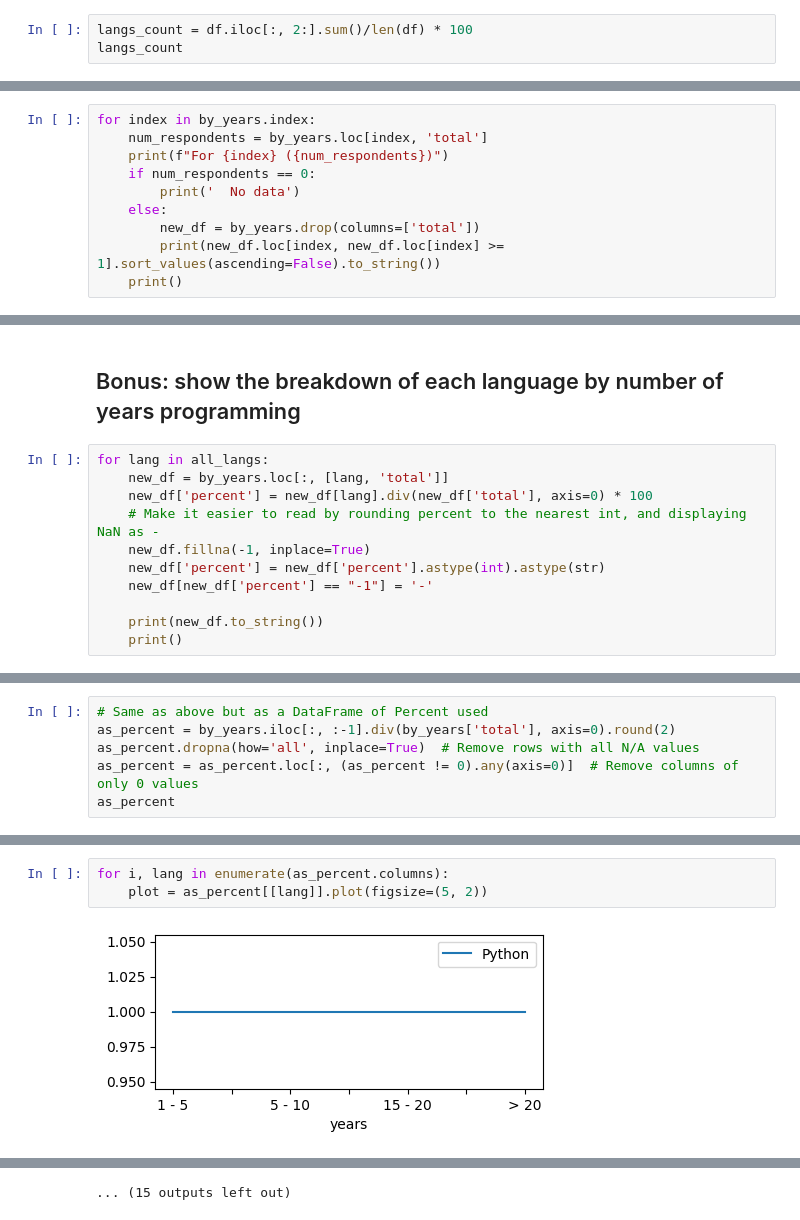
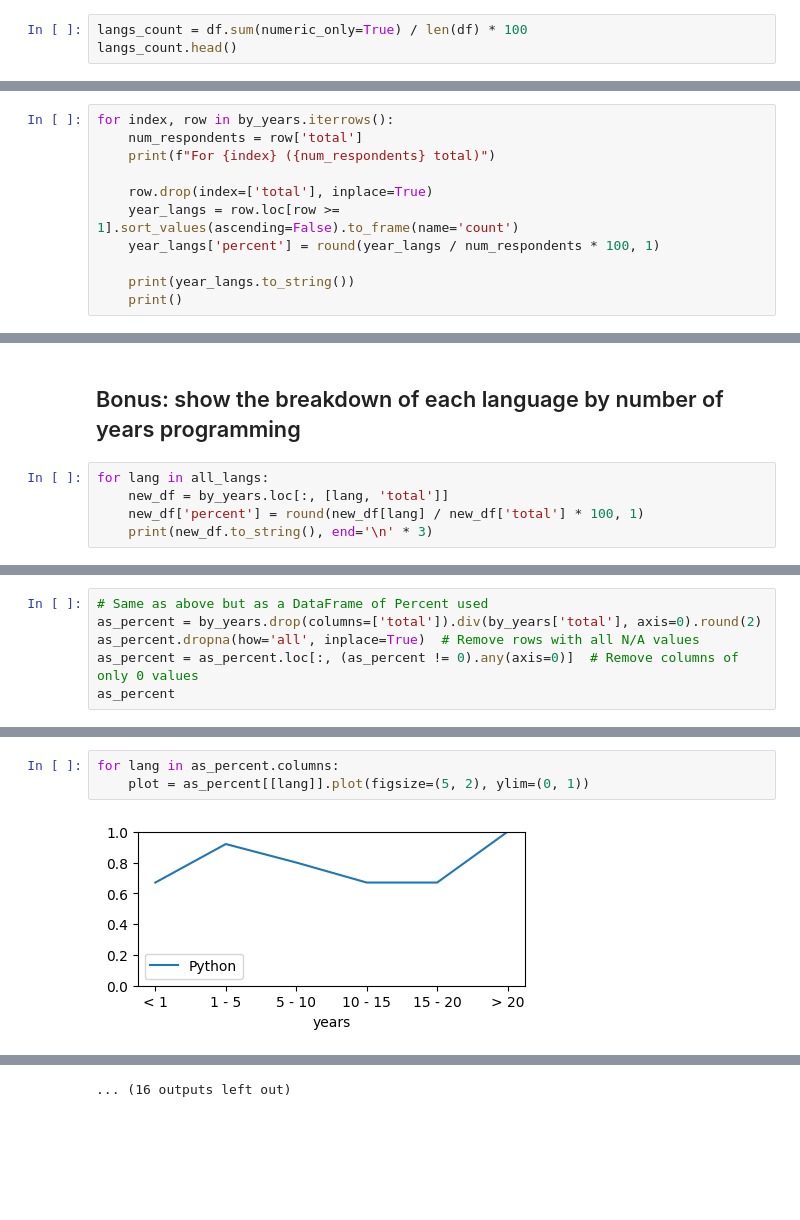
Before and after one commit to ariannedee/python-data-structures, a Jupyter notebook: project/sample_solutions/proj_4_pandas.ipynb, the cells around one changed output, grey strips where cells are left out. Saved outputs shown, nothing was run; the diff lists cells and outputs as text; blank space fills up the shorter version.

```diff
--- a/project/sample_solutions/proj_4_pandas.ipynb
+++ b/project/sample_solutions/proj_4_pandas.ipynb
@@ -101,6 +119,6 @@ Print each language as `"{position}: {language} ({percent_known}%)"`, in order f
 
 e.g. **1: Python (93%)**
 # %%
-langs_count = df.iloc[:, 2:].sum()/len(df) * 100
-langs_count
+langs_count = df.sum(numeric_only=True) / len(df) * 100
+langs_count.head()
 # %% [output]
@@ -196,13 +192,14 @@ by_years
 | Unknown | 0 | 0 | 0 | 0 | 0 | 0 | 0 | 0 | 0 | 0 | ... |
 7 rows × 33 columns
 # %%
-for index in by_years.index:
-    num_respondents = by_years.loc[index, 'total']
-    print(f"For {index} ({num_respondents})")
-    if num_respondents == 0:
-        print('  No data')
-    else:
-        new_df = by_years.drop(columns=['total'])
-        print(new_df.loc[index, new_df.loc[index] >= 1].sort_values(ascending=False).to_string())
+for index, row in by_years.iterrows():
+    num_respondents = row['total']
+    print(f"For {index} ({num_respondents} total)")
+
+    row.drop(index=['total'], inplace=True)
+    year_langs = row.loc[row >= 1].sort_values(ascending=False).to_frame(name='count')
+    year_langs['percent'] = round(year_langs / num_respondents * 100, 1)
+
+    print(year_langs.to_string())
     print()
 # %% [output]
@@ -228,12 +225,6 @@ For Unknown (0)
 # %%
 for lang in all_langs:
     new_df = by_years.loc[:, [lang, 'total']]
-    new_df['percent'] = new_df[lang].div(new_df['total'], axis=0) * 100
-    # Make it easier to read by rounding percent to the nearest int, and displaying NaN as -
-    new_df.fillna(-1, inplace=True)
-    new_df['percent'] = new_df['percent'].astype(int).astype(str)
-    new_df[new_df['percent'] == "-1"] = '-'
-
-    print(new_df.to_string())
-    print()
+    new_df['percent'] = round(new_df[lang] / new_df['total'] * 100, 1)
+    print(new_df.to_string(), end='\n' * 3)
 # %% [output]
@@ -257,6 +248,6 @@ Unknown      -     -       -
 # %%
 # Same as above but as a DataFrame of Percent used
-as_percent = by_years.iloc[:, :-1].div(by_years['total'], axis=0).round(2)
+as_percent = by_years.drop(columns=['total']).div(by_years['total'], axis=0).round(2)
 as_percent.dropna(how='all', inplace=True)  # Remove rows with all N/A values
 as_percent = as_percent.loc[:, (as_percent != 0).any(axis=0)]  # Remove columns of only 0 values
 as_percent
@@ -271,5 +264,5 @@ as_percent
 # %%
-for i, lang in enumerate(as_percent.columns):
-    plot = as_percent[[lang]].plot(figsize=(5, 2))
+for lang in as_percent.columns:
+    plot = as_percent[[lang]].plot(figsize=(5, 2), ylim=(0, 1))
 # %% [output]
-[figure, old version]
+[figure, new version]
@@ -287 +280 @@ for i, lang in enumerate(as_percent.columns):
-... (15 outputs left out)
+... (16 outputs left out)
```
Also changed, not shown: parts of 17 cells of this notebook, 3 other files.
